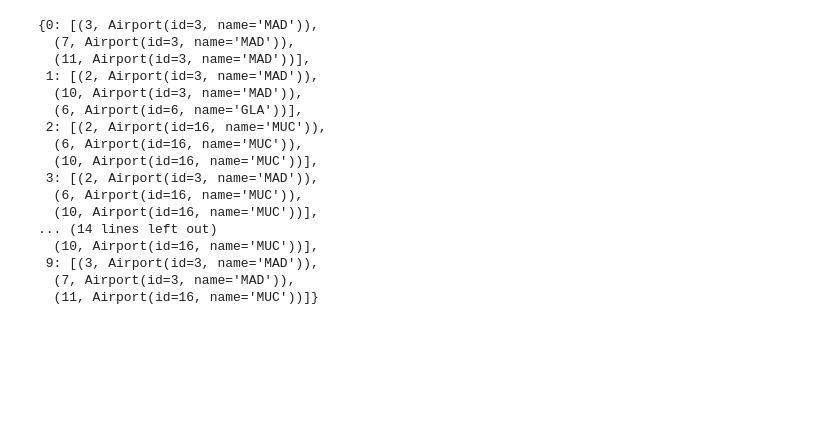
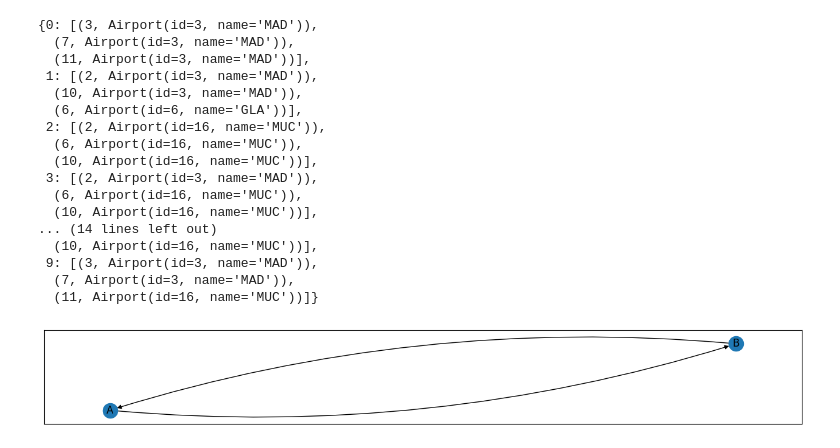
Before and after one commit to Mr-MT1234/projet_optimisation_s8, a Jupyter notebook: inspection_maintenance.ipynb, the cells around one changed output. Cells and saved outputs as stored; diff of their text form; code cells hidden in the pictures; blank space fills up the shorter version.

```diff
--- a/inspection_maintenance.ipynb
+++ b/inspection_maintenance.ipynb
@@ -143,0 +266,10 @@ solution_found_1.maintenances
+# %%
+graph = nx.DiGraph()
+
+graph.add_edge('A', 'B')
+graph.add_edge('B', 'A')
+# %%
+plt.figure(figsize=(16,2))
+nx.draw_networkx(graph, connectionstyle="arc3,rad=0.1")
+# %% [output]
+[figure, added]
```
Also changed, not shown: parts of 22 cells of this notebook, 45 other files.
